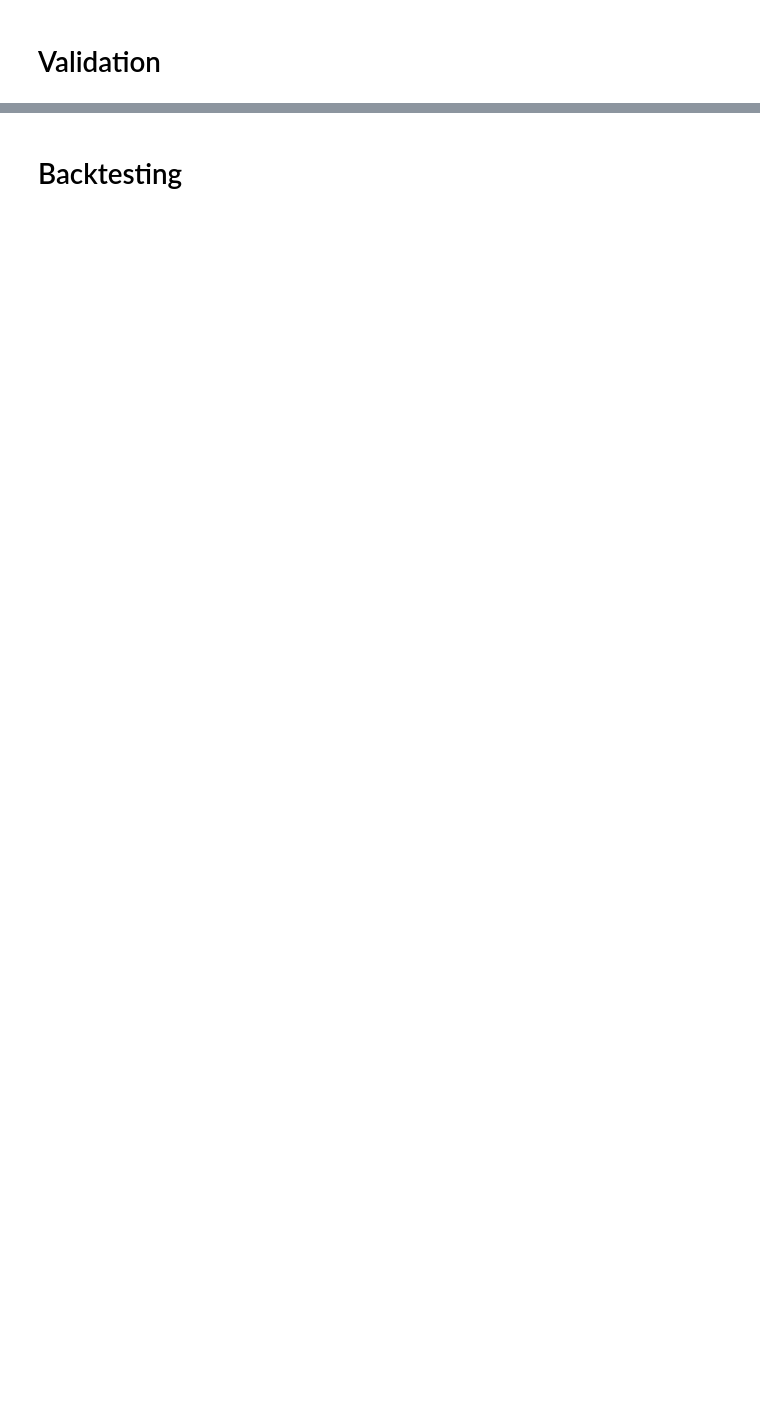
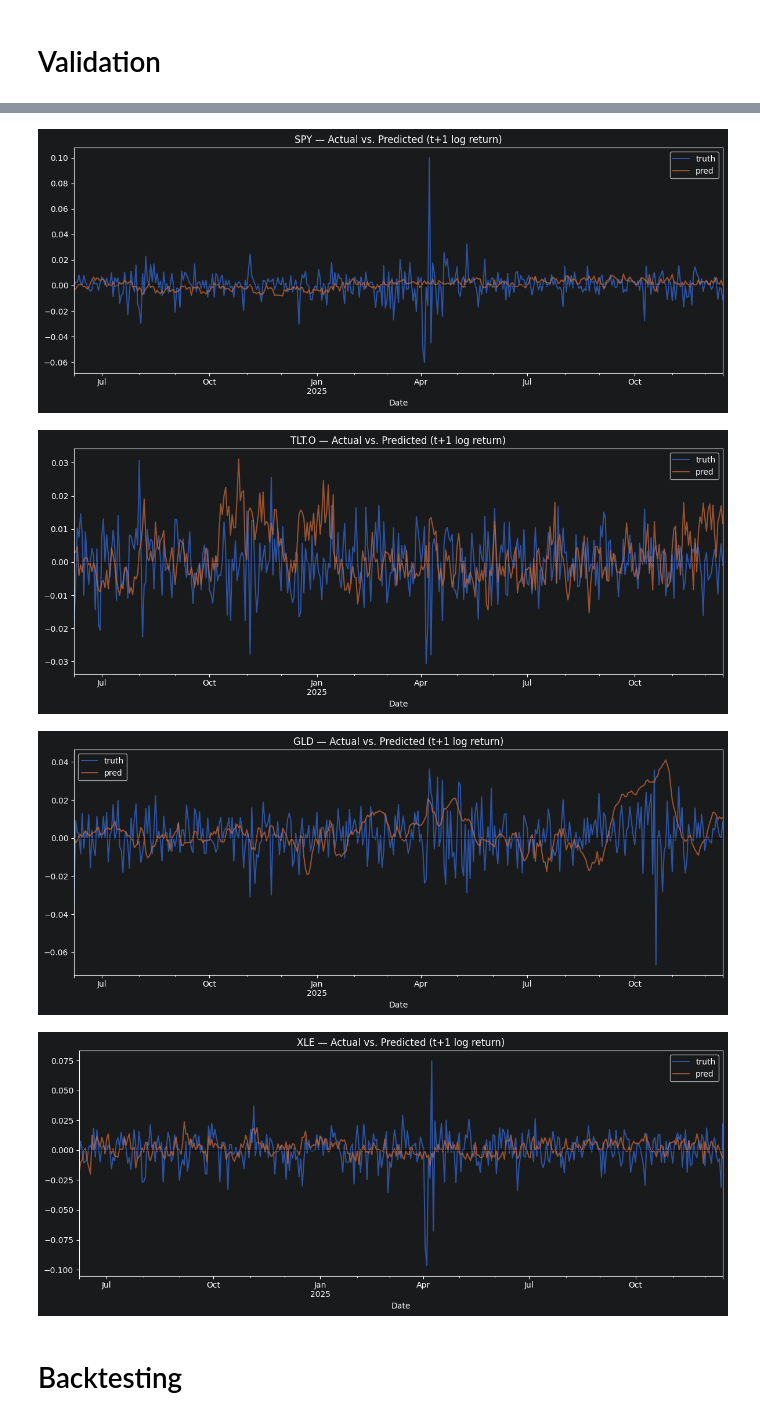
Before and after one commit to Seb207/IC_Quant_project, a Jupyter notebook: src/IC_Quant_Project.ipynb, the cells around one changed output, grey strips where cells are left out. Saved outputs shown, nothing was run; the diff lists cells and outputs as text; code cells hidden in the pictures; blank space fills up the shorter version.

```diff
--- a/src/IC_Quant_Project.ipynb
+++ b/src/IC_Quant_Project.ipynb
@@ -483,12 +486,16 @@ def prepare_fold(data, train_idx, test_idx, top_k=TOP_K, lookback=LOOKBACK):
     train_scaled[feat_cols] = scaler.transform(train_df[feat_cols])
 
     test_start = test_idx[0]
-    test_end = test_idx[-1] + 1
+    test_end   = test_idx[-1] + 1
     test_slice = data.iloc[test_start - lookback:test_end].copy()
     test_slice[feat_cols] = scaler.transform(test_slice[feat_cols])
 
     X_tr, y_tr = make_sequence_dataset(train_scaled, feat_cols, lookback)
-    X_te, y_te = make_sequence_dataset(test_slice, feat_cols, lookback)
+    X_te, y_te = make_sequence_dataset(test_slice,   feat_cols, lookback)
+
+    # pre-move to GPU to eliminate per-batch transfer overhead
+    X_tr = X_tr.to(DEVICE); y_tr = y_tr.to(DEVICE)
+    X_te = X_te.to(DEVICE); y_te = y_te.to(DEVICE)
 
     return X_tr, y_tr, X_te, y_te, feat_cols, scaler
 # %%
@@ -573,7 +589,7 @@ def walk_forward(data, params, folds, desc="folds"):
             continue
         model, preds = train_one_fold(X_tr, y_tr, X_te, y_te, params=params,
                                       epochs=EPOCHS)
-        truth = y_te.numpy()
+        truth = y_te.cpu().numpy()
         all_preds.append(preds)
         all_truth.append(truth)
         all_dates.append(data.index[test_idx])
@@ -716,9 +740,11 @@ def predict_next(model, scaler, feats, recent_data, lookback=LOOKBACK, device="c
     w = weights.cpu().numpy()[0]
     return float(pred.cpu().item()), dict(zip(feats, w.mean(axis=0)))
 # %%
-# load_results() usage example:
-# loaded = load_results()
-# pred, weights = predict_next(
-#     loaded["SPY"]["model"], loaded["SPY"]["scaler"], loaded["SPY"]["feats"],
-#     recent_data=datasets["SPY"].drop(columns=["target"])
-# )
+# load_results() usage example (run in a new session after training):
+
+run_dir = "../model/initial"   # replace with your timestamped folder
+loaded = load_results(run_dir)
+pred, weights = predict_next(
+    loaded["SPY"]["model"], loaded["SPY"]["scaler"], loaded["SPY"]["feats"],
+    recent_data=datasets["SPY"].drop(columns=["target"])
+)
@@ -785,3 +872,29 @@ validation_df.round(5)
+# %%
+# Actual vs. Predicted time series per target
+# Uses fold_results if available in memory, otherwise loads from a saved run_dir
+date_range = [-400, -1]
+try:
+    _results = fold_results
+    _run_dir = run_dir
+except NameError:
+    _run_dir = "../model/YYYYMMDD_HHMMSS"   # ← replace with your folder
+    _results = load_results(_run_dir)
+
+for target, r in _results.items():
+    preds_df = r["preds"]
+    safe = target.replace(".", "_")
+    ax = preds_df[date_range[0]:date_range[1]].plot(y=["truth", "pred"], figsize=(12, 5), alpha=0.7,
+                       title=f"{target} — Actual vs. Predicted (t+1 log return)")
+    ax.set_xlabel("Date")
+    ax.axhline(0, color="k", lw=0.5, ls="--")
+    plt.tight_layout()
+    plt.savefig(f"{_run_dir}/{safe}_pred_vs_actual.png", dpi=100)
+    plt.show()
+# %% [output]
+[figure, added]
+[figure, added]
+[figure, added]
+[figure, added]
 # %% [markdown]
 # Backtesting
 # %%
```
Also changed, not shown: parts of 17 cells of this notebook, 27 other files.
